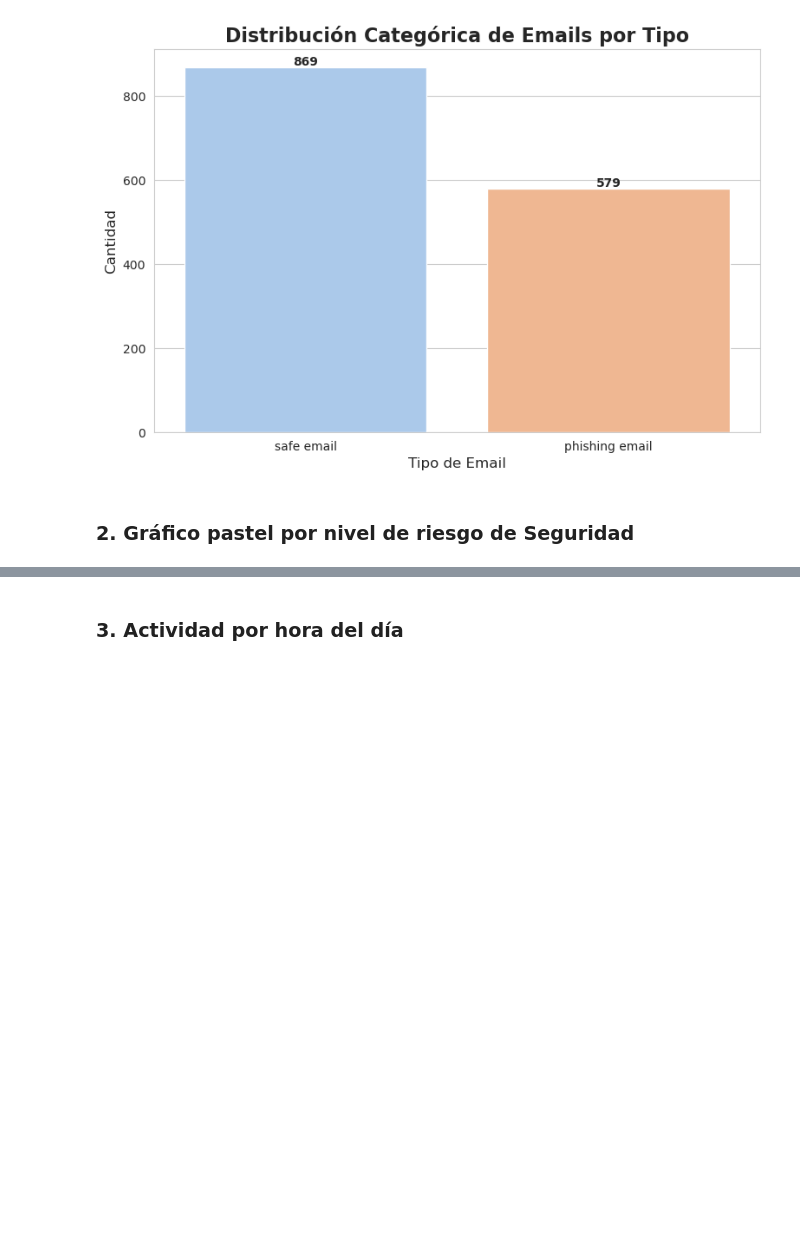
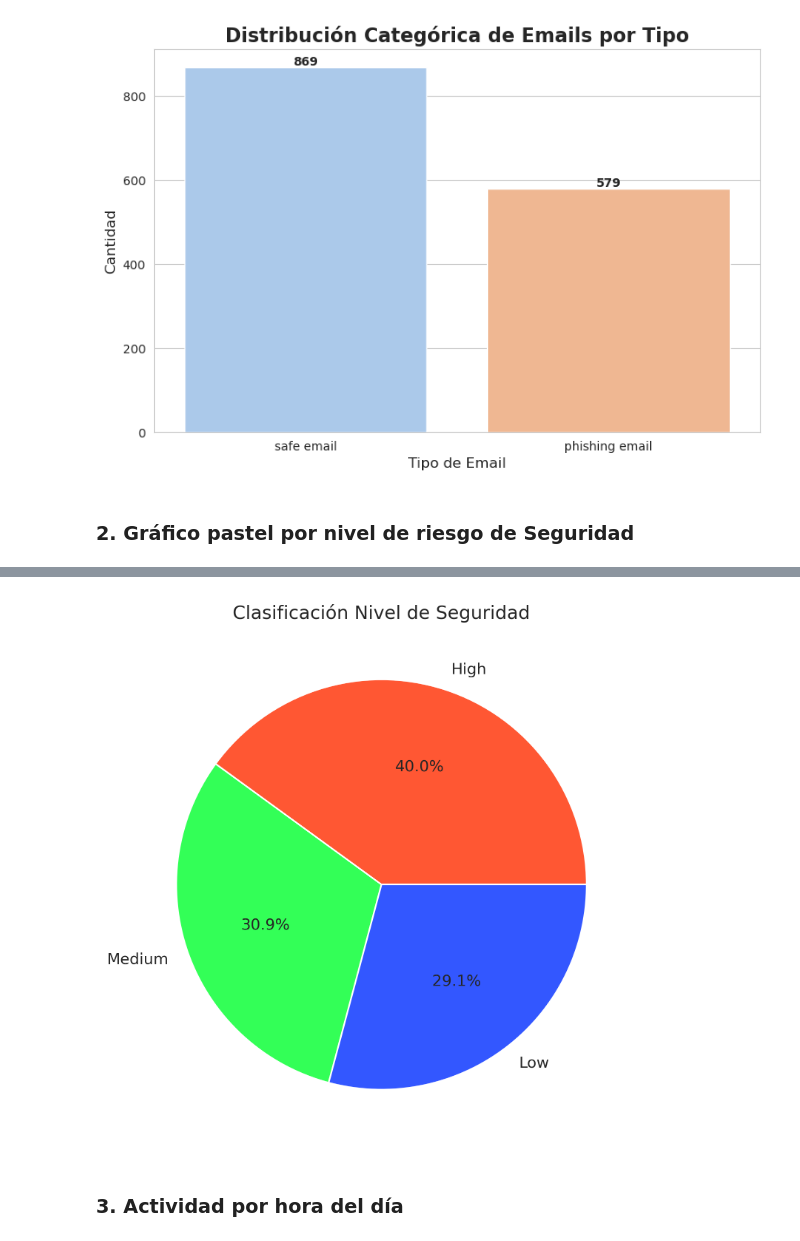
Before and after one commit to JonathanAlvarezW/practica_tres_gr_9, a Jupyter notebook: grupo9.ipynb, the cells around one changed output, grey strips where cells are left out. Saved outputs shown, nothing was run; the diff lists cells and outputs as text; code cells hidden in the pictures; blank space fills up the shorter version.

```diff
--- a/grupo9.ipynb
+++ b/grupo9.ipynb
@@ -353,19 +353,25 @@ plt.show()
 # %%
 fig_pie = px.pie(df,
                  names='Priority_level',
                  title="Clasificación Nivel de Seguridad Email",
                  color_discrete_sequence=["#FF5733", "#33FF57", "#3357FF", "#F4C724", "#A833FF"])
 counts = df['Priority_level'].value_counts()
 plt.figure(figsize=(6,6))  # Ajustar tamaño
 plt.pie(counts, labels=counts.index, autopct='%1.1f%%',
         colors=["#FF5733", "#33FF57", "#3357FF", "#F4C724", "#A833FF"])
 plt.title("Clasificación Nivel de Seguridad")
 plt.savefig('priority_level_pie_chart.png', dpi=300, bbox_inches='tight')
 plt.close()  # Cierra la figura correctamente
 fig_pie.write_image("priority_level_pie_chart_plotly.png")
 fig_pie.show()
+
+
+from IPython.display import Image
+
+Image(filename="priority_level_pie_chart.png")
 # %% [output]
 [interactive output not drawn]
+[figure, added]
 # %% [markdown]
 ### 3. Actividad por hora del día
 # %%
```
